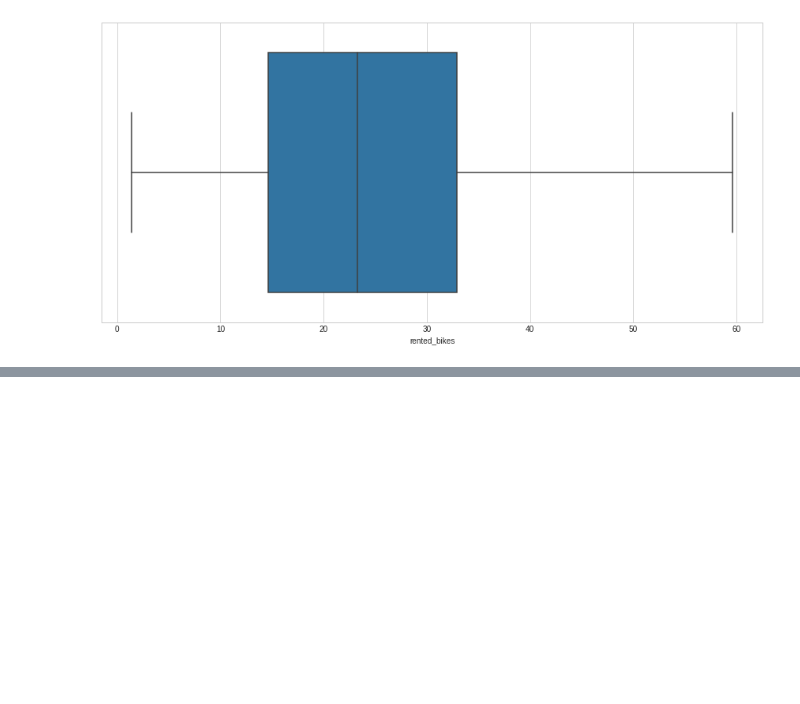
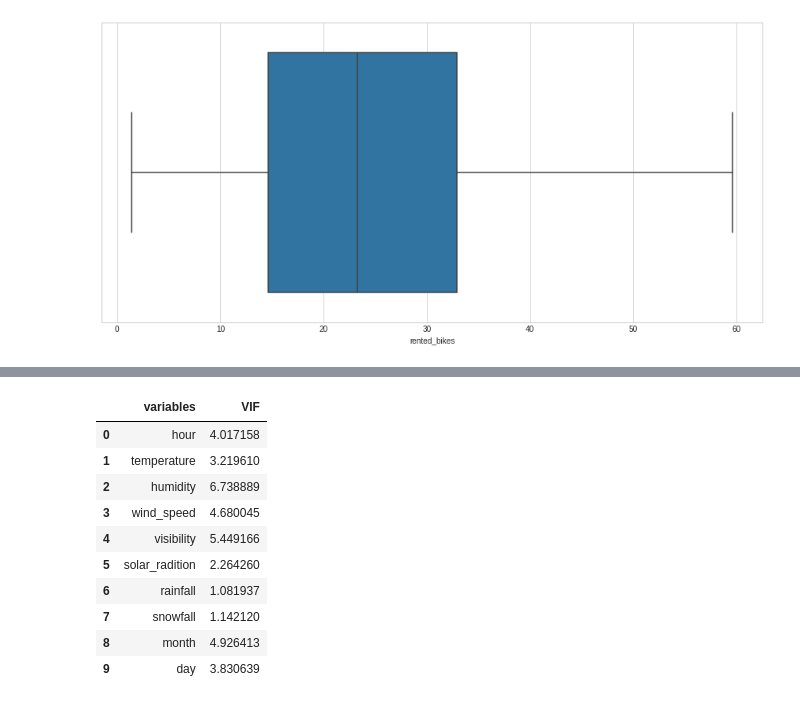
Before and after one commit to vikaschaudhary53/Seoul-Bike-Sharing-Demand-Prediction, a Jupyter notebook: Seoul_Bike_Sharing_Demand_Prediction(ML_Regression_Project).ipynb, the cells around one changed output, grey strips where cells are left out. Drawn from its saved outputs; the diff is of its cells as text; code cells hidden in the pictures; blank space fills up the shorter version.

```diff
--- a/Seoul_Bike_Sharing_Demand_Prediction(ML_Regression_Project).ipynb
+++ b/Seoul_Bike_Sharing_Demand_Prediction(ML_Regression_Project).ipynb
@@ -446,0 +473,14 @@ plt.show()
+# %%
+calc_vif(df[[i for i in df.describe().columns if i not in ['rented_bikes','year']]])
+# %% [output]
+|  | variables | VIF |
+| 0 | hour | 4.017158 |
+| 1 | temperature | 3.219610 |
+| 2 | humidity | 6.738889 |
+| 3 | wind_speed | 4.680045 |
+| 4 | visibility | 5.449166 |
+| 5 | solar_radition | 2.264260 |
+| 6 | rainfall | 1.081937 |
+| 7 | snowfall | 1.142120 |
+| 8 | month | 4.926413 |
+| 9 | day | 3.830639 |
```
Also changed, not shown: parts of 18 cells of this notebook.
